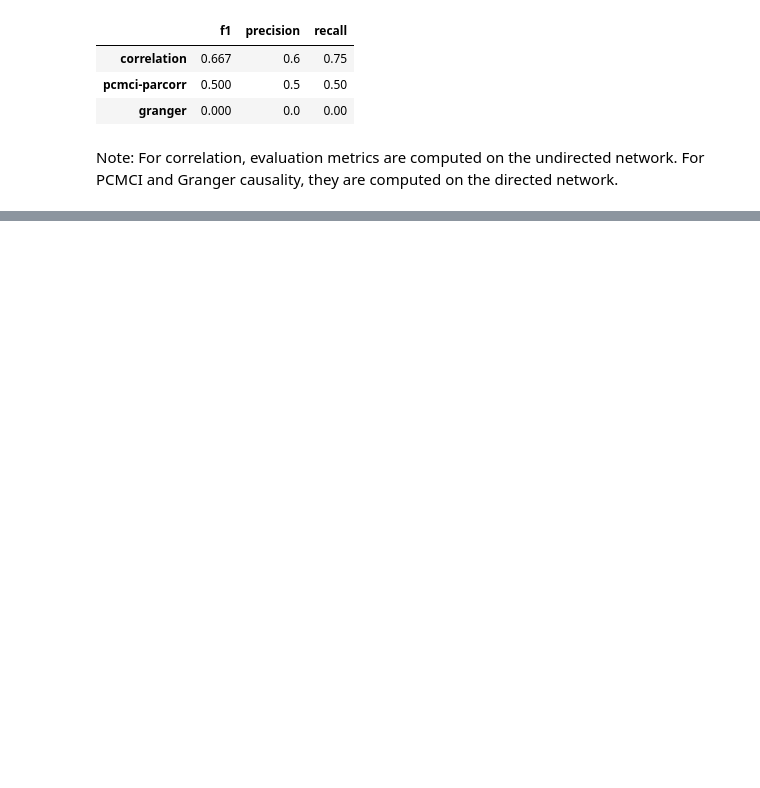
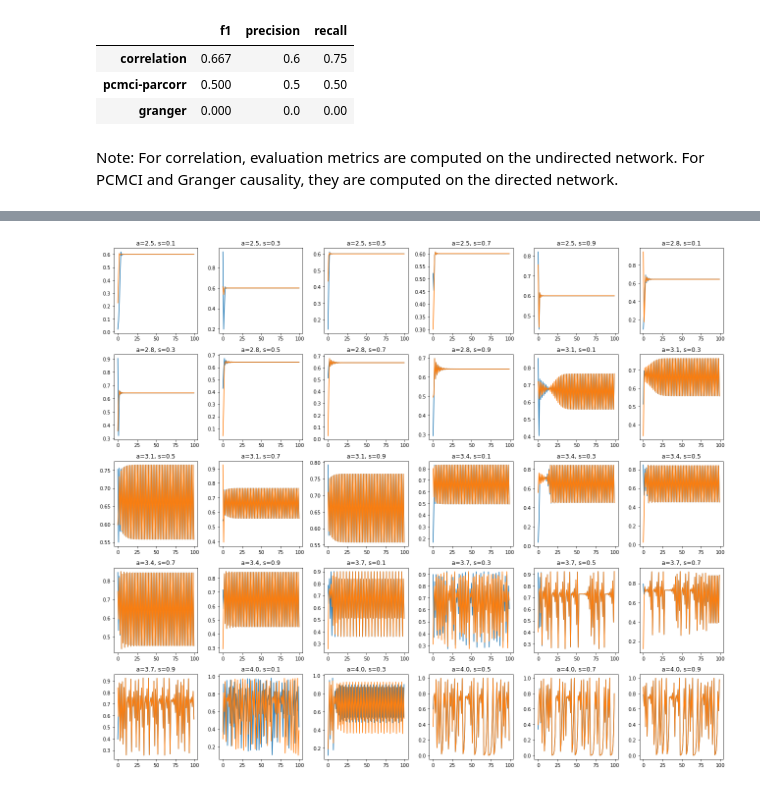
Before and after one commit to alchemist5617/CCDFT, a Jupyter notebook: Logistic-map.ipynb, the cells around one changed output, grey strips where cells are left out. Drawn from its saved outputs; the diff is of its cells as text; code cells hidden in the pictures; blank space fills up the shorter version.

```diff
--- a/Logistic-map.ipynb
+++ b/Logistic-map.ipynb
@@ -475,0 +478,79 @@ round(metrics,3)
+# %%
+np.random.seed(10)
+fig = plt.figure(figsize = (18,18))
+count_subplot = 1
+metrics_all = pd.DataFrame()
+for a in np.arange(2.5, 4.1, 0.3):
+    for s in np.arange(0.1,1.1,0.2):
+        # initialize the nodes
+        z_0 = np.random.rand(C.shape[0])
+
+        parameters = {'a': a,
+                     's': s,
+                     'T':100}
+
+        # generate time series for hierarchical network
+        # nodes are columns, rows are time steps
+        Z = logistic_map_N(z=z_0, C_ij=C, parameters=parameters)
+
+        data_hierarchical = pd.DataFrame(data=Z)
+        # plot 2 nodes
+        fig.add_subplot(6,6,count_subplot)
+        plt.plot(data_hierarchical[[1,5]])
+        plt.title('a='+str(round(a,1))+', s='+str(round(s,1)))
+        plt.tight_layout()
+        count_subplot +=1
+
+        #print('a='+str(round(a,1))+', s='+str(round(s,1)))
+
+        # 1. correlation
+        corr_hierarchical = data_hierarchical.corr()
+        # get adjacency matrix from correlations
+        corr_adj_hierarchical = adj_from_corr(corr_hierarchical, len(H.edges), use_threshold=False)
+
+
+        # 2. granger causality
+        maxlag=3
+        grang_hierarchical = pairwise_granger(data_hierarchical, maxlag)
+        # adj matrix
+        grang_adj_h = adj_from_pval(grang_hierarchical.min(axis=2), len(H.edges), use_threshold=False)
+
+
+        # 3. pcmci - parcorr
+        data = data_hierarchical
+        tau_max = 3
+        # prep data
+        dataframe = pp.DataFrame(data.values, datatime = data.index, var_names=data.columns)
+        # parcorr - run pcmci
+        parcorr = ParCorr(significance='analytic')
+        pcmci = PCMCI(dataframe=dataframe,
+                      cond_ind_test=parcorr,
+                      verbosity=0)
+
+        pcmci.verbosity = 0
+        results = pcmci.run_pcmci(tau_max=tau_max, pc_alpha=None)
+        # correct p-values
+        #q_matrix_h = pcmci.get_corrected_pvalues(p_matrix=results['p_matrix'], fdr_method='fdr_bh')
+        # adjacency matrix
+        parcorr_adj_h = adj_from_pval(results['p_matrix'][:,:,1:].min(axis=2), len(H.edges), use_threshold=False)
+
+
+        # evaluation
+        # from correlation adjacency matrix:
+        H2 = nx.from_numpy_matrix(corr_adj_hierarchical, create_using = nx.Graph())
+        H2_adj = nx.to_numpy_matrix(H2)
+        # get undirected adjacency matrix for networkx graph
+        H_undir = H.to_undirected()
+        H_adj_undir = nx.to_numpy_matrix(H_undir)
+        # compute the metrics
+        metrics = pd.concat([eval_metrics(y_true=np.array(H_adj_undir.ravel())[0], y_pred=np.array(H2_adj.ravel())[0]),
+                             eval_metrics(y_true=np.array(C.ravel()), y_pred=parcorr_adj_h.flatten().astype(float)),
+                             eval_metrics(y_true=np.array(C.ravel()), y_pred=grang_adj_h.flatten().astype(float))
+                             ], axis=0)
+        metrics.index = ['correlation', 'pcmci-parcorr','granger']
+        metrics['a'] = a
+        metrics['s'] = s
+        # append
+        metrics_all = metrics_all.append(metrics)
+# %% [output]
+[figure, added]
```
Also changed, not shown: parts of 10 cells of this notebook.
